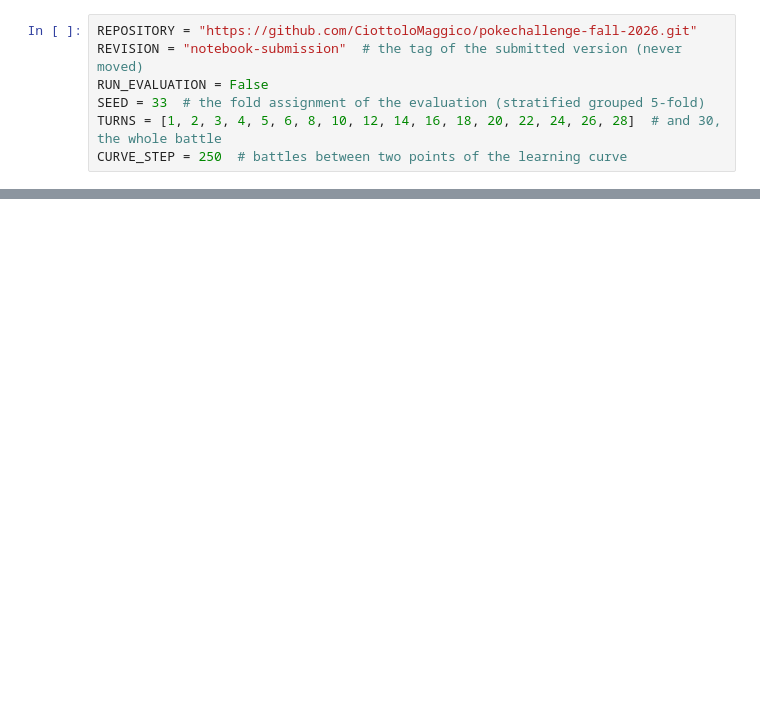
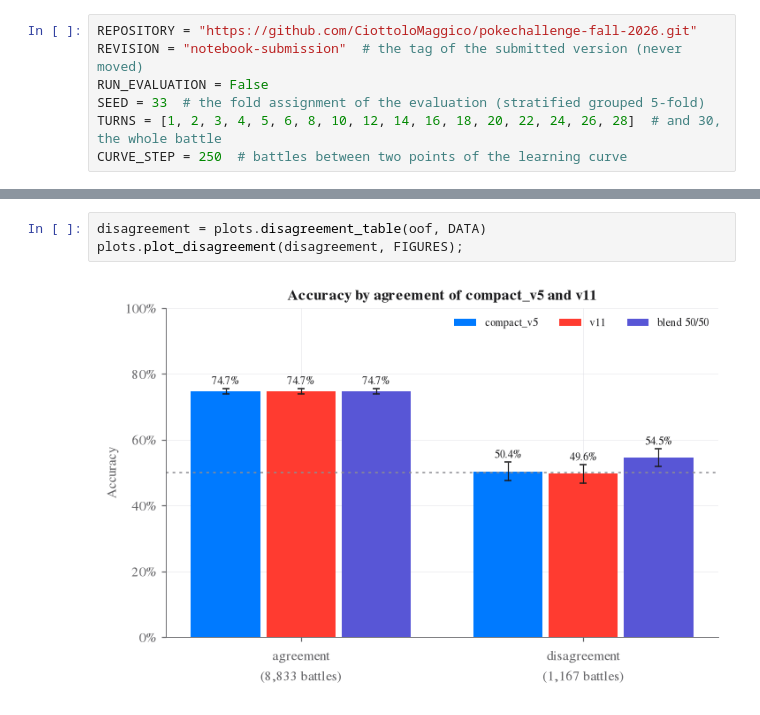
Before and after one commit to CiottoloMaggico/pokechallenge-fall-2026, a Jupyter notebook: docs/notebook/pokechallenge.ipynb, the cells around one changed output, grey strips where cells are left out. Cells and saved outputs as stored; diff of their text form; blank space fills up the shorter version.

```diff
--- a/docs/notebook/pokechallenge.ipynb
+++ b/docs/notebook/pokechallenge.ipynb
@@ -295,0 +230,5 @@ plots.plot_generalization_gap(table("loss_curve"), FIGURES);
+# %%
+disagreement = plots.disagreement_table(oof, DATA)
+plots.plot_disagreement(disagreement, FIGURES);
+# %% [output]
+[figure, added]
```
Also changed, not shown: parts of 56 cells of this notebook.
